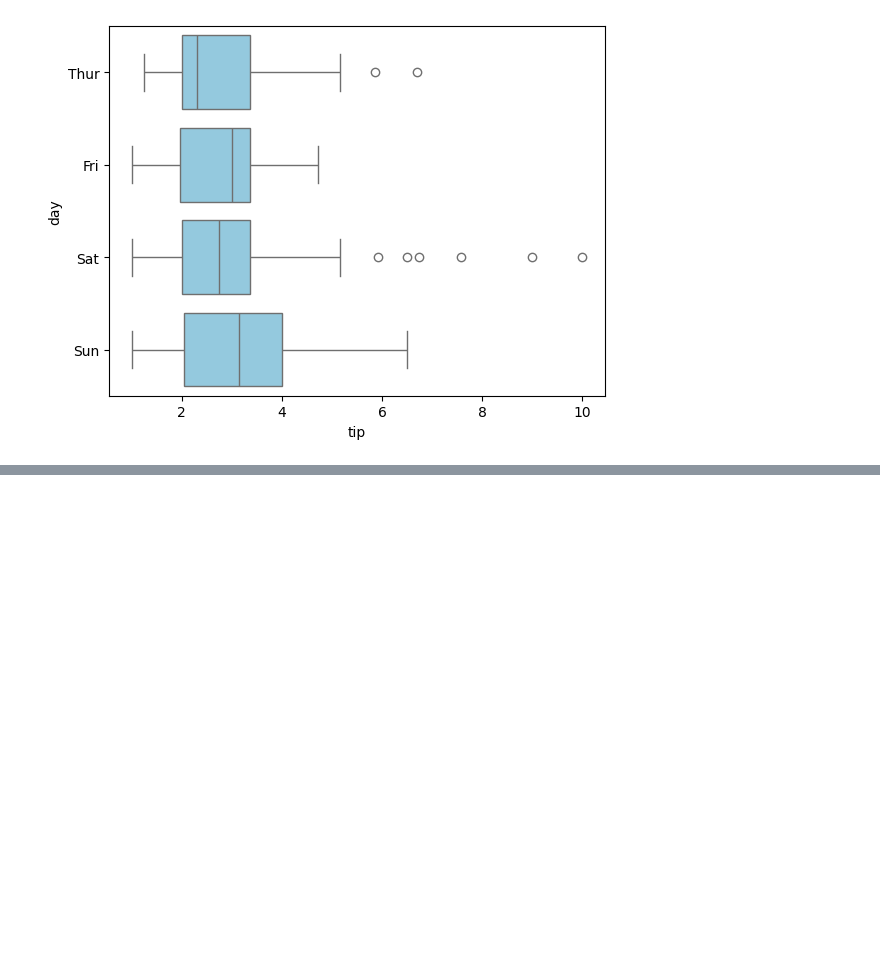
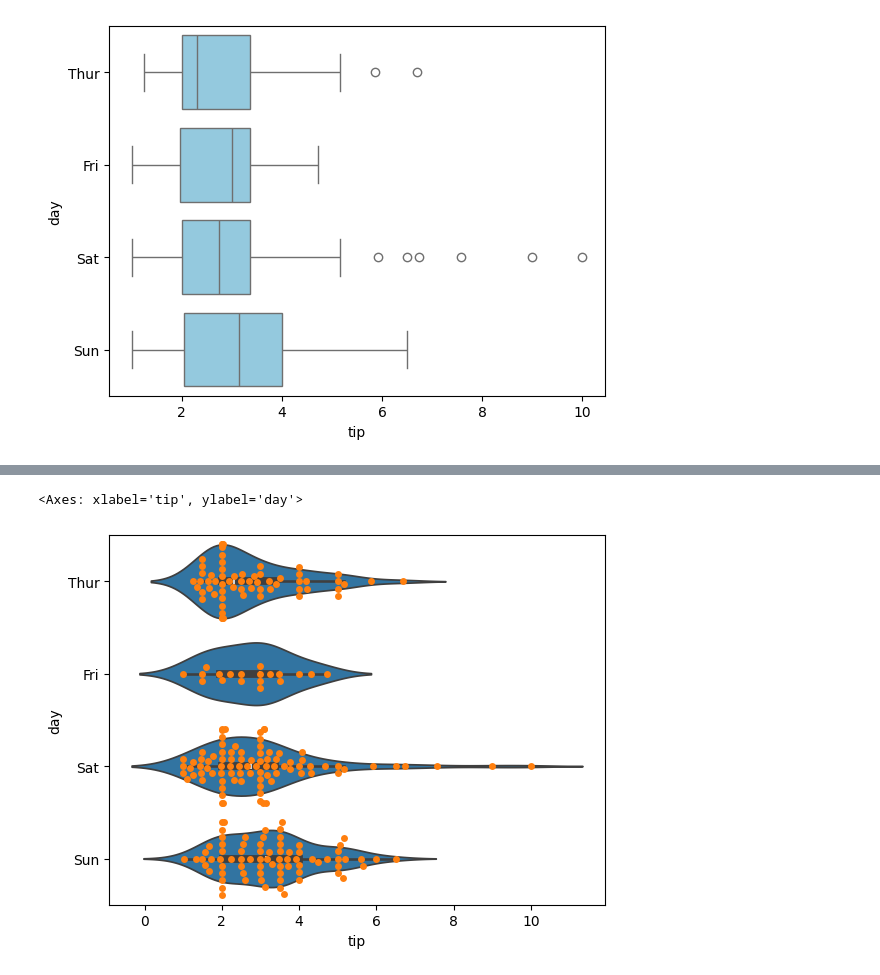
Before and after one commit to Anuragyadav622003/Data-Science, a Jupyter notebook: matplotlin&Seaborn/phase2.ipynb, the cells around one changed output, grey strips where cells are left out. Saved outputs shown, nothing was run; the diff lists cells and outputs as text; code cells hidden in the pictures; blank space fills up the shorter version.

```diff
--- a/matplotlin&Seaborn/phase2.ipynb
+++ b/matplotlin&Seaborn/phase2.ipynb
@@ -126,0 +156,7 @@ sns.boxplot(x='tip', y='day', data=df, color = 'skyblue')
+# %%
+# combine swarm and voilin plot
+sns.violinplot(x = 'tip', y = 'day', data = df)
+sns.swarmplot(x = 'tip', y = 'day', data = df)
+# %% [output]
+<Axes: xlabel='tip', ylabel='day'>
+[figure, added]
```
Also changed, not shown: parts of 5 cells of this notebook, 15 other files.
